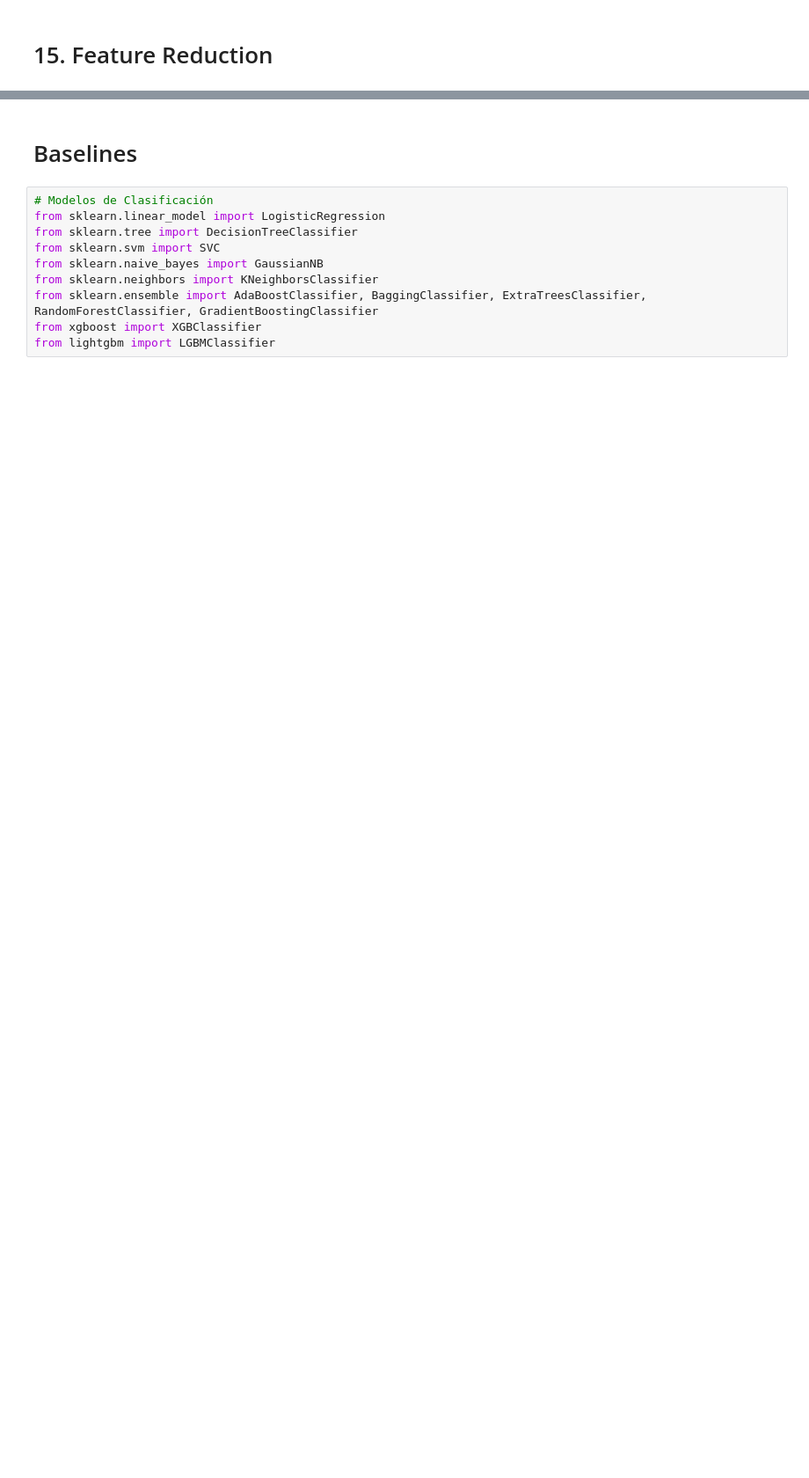
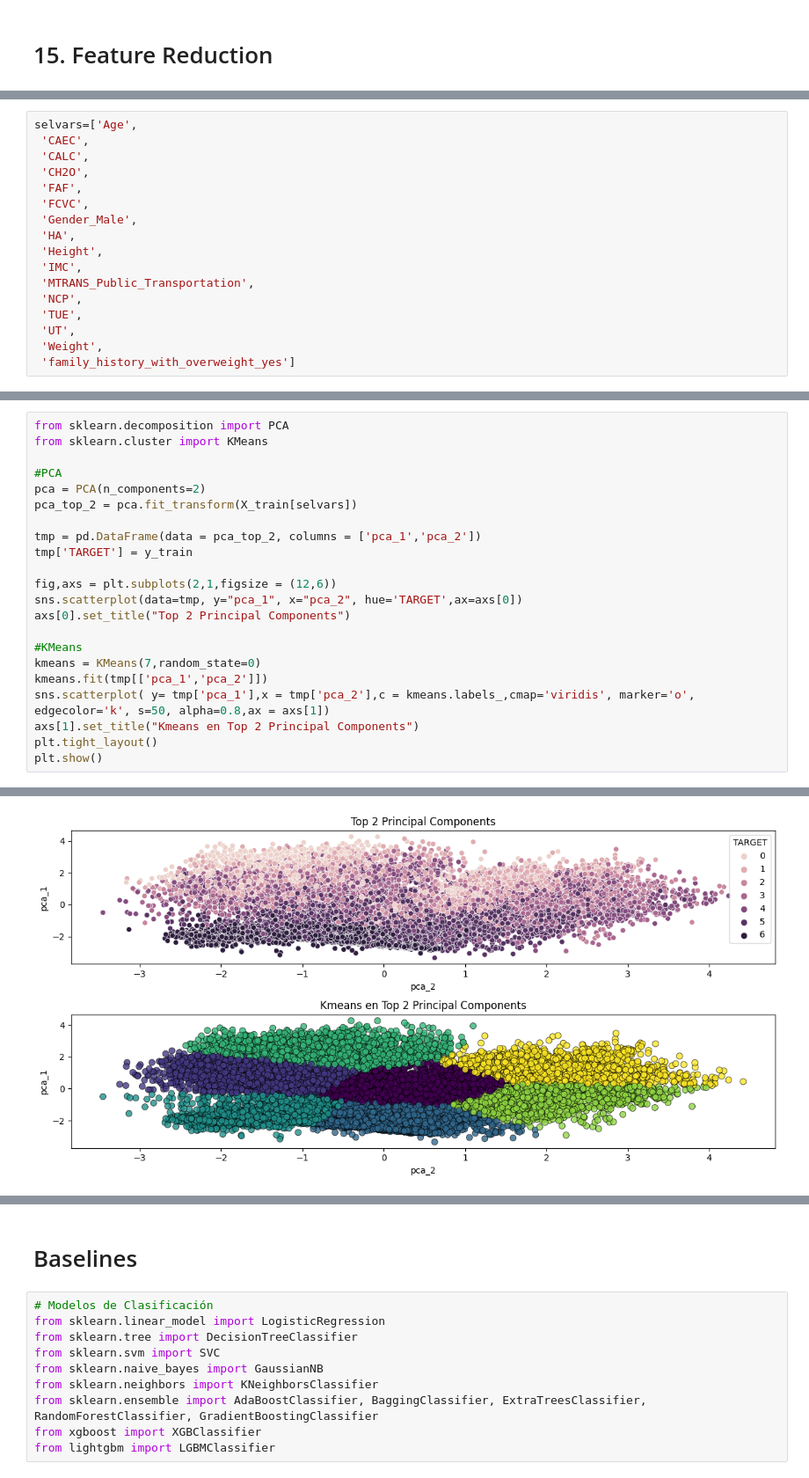
Before and after one commit to angelrodnah/Obesity, a Jupyter notebook: src/notebooks/project_resume.ipynb, the cells around one changed output, grey strips where cells are left out. Shown at 88% size. Saved outputs shown, nothing was run; the diff lists cells and outputs as text; blank space fills up the shorter version.

```diff
--- a/src/notebooks/project_resume.ipynb
+++ b/src/notebooks/project_resume.ipynb
@@ -392,0 +591,17 @@ selvars=selvars_boruta(df,target)
+# %%
+selvars=['Age',
+ 'CAEC',
+ 'CALC',
+ 'CH2O',
+ 'FAF',
+ 'FCVC',
+ 'Gender_Male',
+ 'HA',
+ 'Height',
+ 'IMC',
+ 'MTRANS_Public_Transportation',
+ 'NCP',
+ 'TUE',
+ 'UT',
+ 'Weight',
+ 'family_history_with_overweight_yes']
@@ -392,0 +670,23 @@ selvars=selvars_boruta(df,target)
+# %%
+from sklearn.decomposition import PCA
+from sklearn.cluster import KMeans
+
+#PCA
+pca = PCA(n_components=2)
+pca_top_2 = pca.fit_transform(X_train[selvars])
+
+tmp = pd.DataFrame(data = pca_top_2, columns = ['pca_1','pca_2'])
+tmp['TARGET'] = y_train
+
+fig,axs = plt.subplots(2,1,figsize = (12,6))
+sns.scatterplot(data=tmp, y="pca_1", x="pca_2", hue='TARGET',ax=axs[0])
+axs[0].set_title("Top 2 Principal Components")
+
+#KMeans
+kmeans = KMeans(7,random_state=0)
+kmeans.fit(tmp[['pca_1','pca_2']])
+sns.scatterplot( y= tmp['pca_1'],x = tmp['pca_2'],c = kmeans.labels_,cmap='viridis', marker='o', edgecolor='k', s=50, alpha=0.8,ax = axs[1])
+axs[1].set_title("Kmeans en Top 2 Principal Components")
+plt.tight_layout()
+plt.show()
+# %% [output]
@@ -392,0 +698 @@ selvars=selvars_boruta(df,target)
+[figure, added]
```
Also changed, not shown: parts of 60 cells of this notebook, 9 other files.
